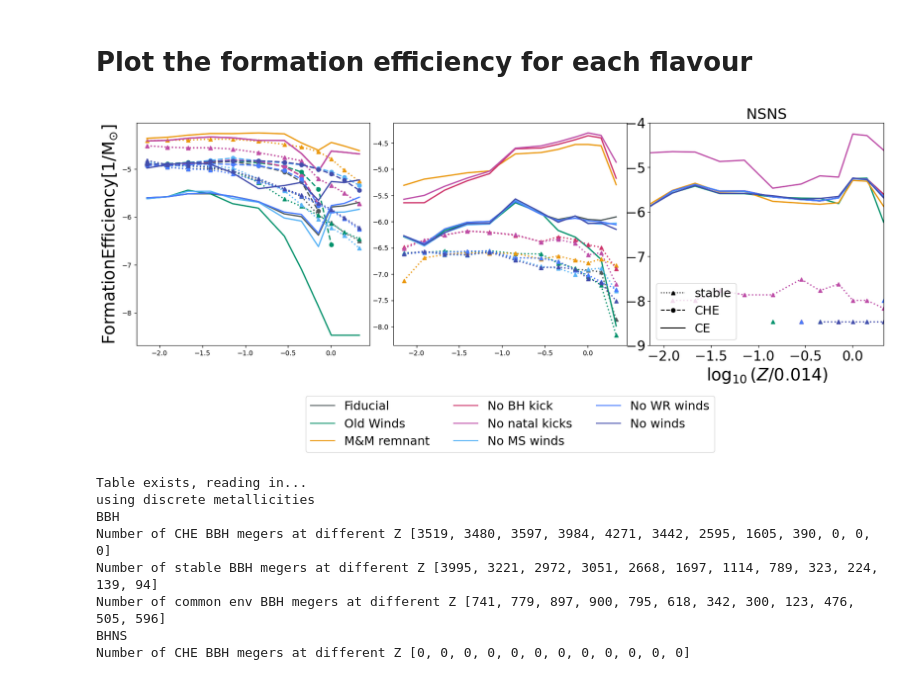
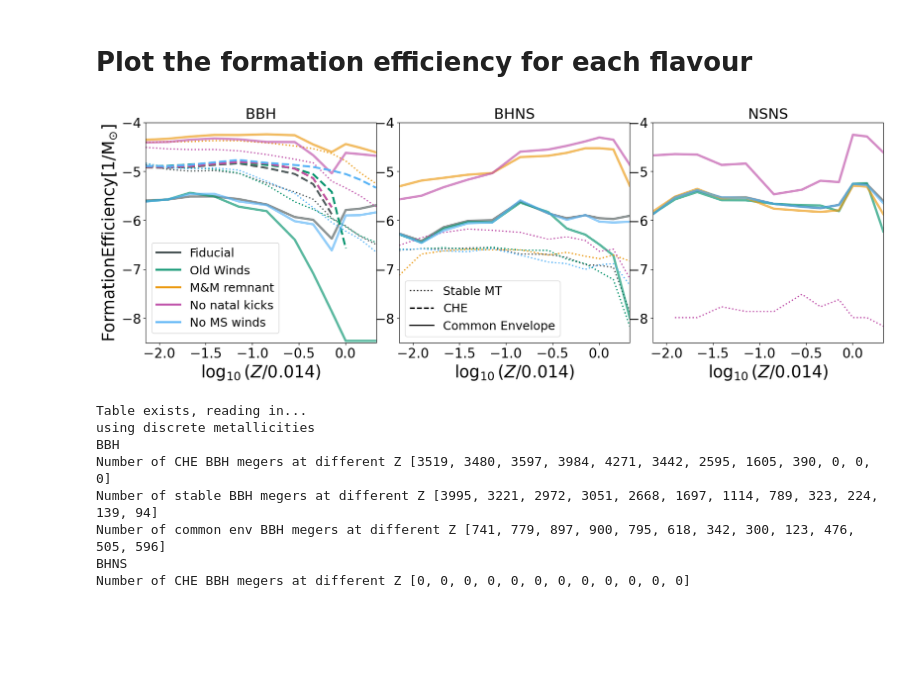
Before and after one commit to LiekeVanSon/ZdependentFormEff, a Jupyter notebook: code/Yield_CE_Stable.ipynb, the cells around one changed output. Saved outputs shown, nothing was run; the diff lists cells and outputs as text; code cells hidden in the pictures; blank space fills up the shorter version.

Commit message:
fixed yield var plot

```diff
--- a/code/Yield_CE_Stable.ipynb
+++ b/code/Yield_CE_Stable.ipynb
@@ -298,19 +313,4 @@ def invertCDFbrokenPowerLaw(CDF, x1, x2, x3, x4, a1, a2, a3, C1):
 # %%
-# Dictionary to map simulation names to labels and colors we want to use in the plots
-sim_name_dict = {
-    'NewWinds_RemFryer2012': ['Fiducial', '#515C5D'],
-    'OldWinds_RemFryer2012': ['Old Winds', '#02926C'],
-    'NewWinds_RemMullerMandel': ['M&M remnant', '#EB9910'],
-    'NewWinds_RemFryer2012_noBHkick': ['No BH kick', '#CE336A'],
-    'NewWinds_RemFryer2012_noNSBHkick': ['No natal kicks', '#BE4EA8'],
-    'NewWinds_RemFryer2012_noMSwinds': ['No MS winds', '#58B3F6'],
-    'NewWinds_RemFryer2012_noWRwinds': ['No WR winds', '#497CFE'],
-    'RemFryer2012_NOwinds': ['No winds', '#444EAC']
-    }
-
-# List of DCO flavors
-DCO_flavors         = ["BBH", "BHNS", "NSNS"]
-
 ############################################
 def collect_yield_data(sim_name):
     # collect the data
@@ -420,56 +420,59 @@ colors = cmap(np.linspace(0, 1, len(sim_name_dict.keys()) ) )
 sim_plot_lines = [] # list to store the lines that will be added to the simulation legend
 for sim_name, (label, color) in sim_name_dict.items():
 
+    # skip a few for clarity
+    if sim_name in ['NewWinds_RemFryer2012_noWRwinds', 'RemFryer2012_NOwinds','NewWinds_RemFryer2012_noBHkick' ]: #'NewWinds_RemFryer2012_noMSwinds',
+        continue
+
     # Create the lines that will be added to the first legend
-    sim_plot_lines.append(mlines.Line2D([], [], color=color, label= label))
+    sim_plot_lines.append(mlines.Line2D([], [], color=color, label= label, lw = 3))
 
     # select the right dictionary entry
     data = yield_data[sim_name]
     totalMassEvolvedPerMetallicity = data['totalMassEvolvedPerMetallicity']
 
     #########################
     # Loop over the axes and DCO flavors
     for ax, flavor in zip(axes, DCO_flavors):
         # print(flavor)
         flav_data = data[flavor]
 
         # Plot the number of DCO mergers as a function of metallicity
-        ax.plot(np.log10(Z_values/0.014), np.log10(flav_data['stable_group_lengths']/totalMassEvolvedPerMetallicity), label = None , lw = 2, ls = ':', marker = '^', color = color)
-        ax.plot(np.log10(Z_values/0.014), np.log10(flav_data['CHEstable_group_lengths']/totalMassEvolvedPerMetallicity), label = None , lw = 2, ls = '--', marker = 'o', color = color)
-        ax.plot(np.log10(Z_values/0.014), np.log10(flav_data['CE_group_lengths']/totalMassEvolvedPerMetallicity), label = None, lw = 2, ls = '-',  color = color)
+        ax.plot(np.log10(Z_values/0.014), np.log10(flav_data['stable_group_lengths']/totalMassEvolvedPerMetallicity), label = None , lw = 2, ls = ':', marker = '', color = color)
+        ax.plot(np.log10(Z_values/0.014), np.log10(flav_data['CHEstable_group_lengths']/totalMassEvolvedPerMetallicity), label = None , lw = 3, alpha = 1,  ls = '--', marker = '', color = color)
+        ax.plot(np.log10(Z_values/0.014), np.log10(flav_data['CE_group_lengths']/totalMassEvolvedPerMetallicity), label = None, lw = 3.5, alpha = 0.65,  ls = '-',  color = color)
         # ax.plot(np.log10(Z_values/0.014), np.log10(CHECE_group_lengths/totalMassEvolvedPerMetallicity), label = f'Chem Hom. CE {sim_name}', lw = 2, ls = '--', marker = 'o', color = color)
 
-    #####
-    # plotvalues
-    ax.set_title(f'{flavor}', fontsize = 22)
+        #####
+        # plotvalues
+        ax.set_title(f'{flavor}', fontsize = 22)
 
-    ax.set_xlim(np.log10(1e-4/0.014),np.log10(0.03/0.014))
-    ax.set_xlabel('$\log_{10}(Z/0.014)$', fontsize = 25)
-    # ax.set_yscale('log')
-    # ax.set_ylim(1e-9,5e-4)
-    ax.set_ylim(-9,-4)
-    ax.tick_params(axis='both', which='major', labelsize=20)     # increase  tick labels
-    ax.tick_params(axis='both', which='minor', labelsize=20)
+        ax.set_xlim(np.log10(1e-4/0.014),np.log10(0.03/0.014))
+        ax.set_xlabel('$\log_{10}(Z/0.014)$', fontsize = 25)
+        ax.set_ylim(-8.5,-4)
+        ax.tick_params(axis='both', which='major', labelsize=20)     # increase  tick labels
+        ax.tick_params(axis='both', which='minor', labelsize=20)
 
 
 #########################
 # plotvalues
 fig.subplots_adjust(hspace=0.25, wspace=0.1)
 axes[0].set_ylabel("$\mathrm{Formation Efficiency [1/M_{\odot}]}$", fontsize =25)
 
 # Create the simulation legend
-legend1 = axes[1].legend(handles= sim_plot_lines, bbox_to_anchor=(0.5, -0.2), loc='upper center', fontsize = 18, ncols = 3)
+legend1 = axes[0].legend(handles= sim_plot_lines, bbox_to_anchor=(0, 0.48), loc='upper left', fontsize = 18, ncols = 1)
+# legend1 = axes[1].legend(handles= sim_plot_lines, bbox_to_anchor=(0.5, -0.2), loc='upper center', fontsize = 18, ncols = 3)
 
 # Creating the channel legend
-stable_line = mlines.Line2D([], [], color='black', linestyle=':', marker = '^', label='stable')
-CHE_line    = mlines.Line2D([], [], color='black', linestyle='--', marker = 'o', label='CHE')
-CE_line     = mlines.Line2D([], [], color='black', linestyle='-', label='CE')
-axes[2].legend(handles=[stable_line, CHE_line, CE_line], loc='lower left', fontsize = 18)
+stable_line = mlines.Line2D([], [],lw = 2, color='black', linestyle=':', marker = '', label='Stable MT')
+CHE_line    = mlines.Line2D([], [],lw = 2, color='black', linestyle='--', marker = '', label='CHE')
+CE_line     = mlines.Line2D([], [],lw = 2, color='black', linestyle='-', label='Common Envelope')
+axes[1].legend(handles=[stable_line, CHE_line, CE_line], loc='lower left', fontsize = 18)
 
 plt.savefig(f'../plots/{compas_v}/Yield_variations.pdf', bbox_inches='tight')
 plt.show()
 # %% [output]
-[figure, old version]
+[figure, new version]
 # %%
 ###########################################
 # Create a figure
```
Also changed, not shown: parts of 1 cell of this notebook, 1 other file.
